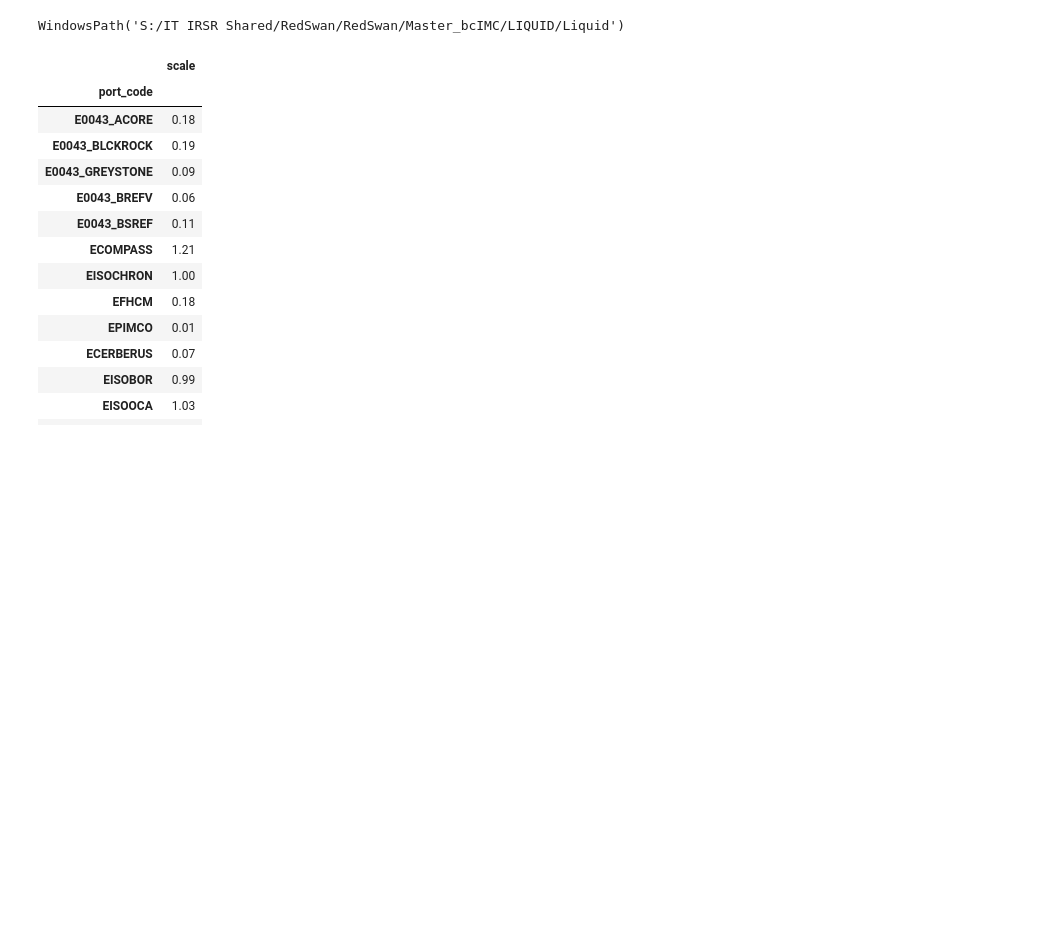
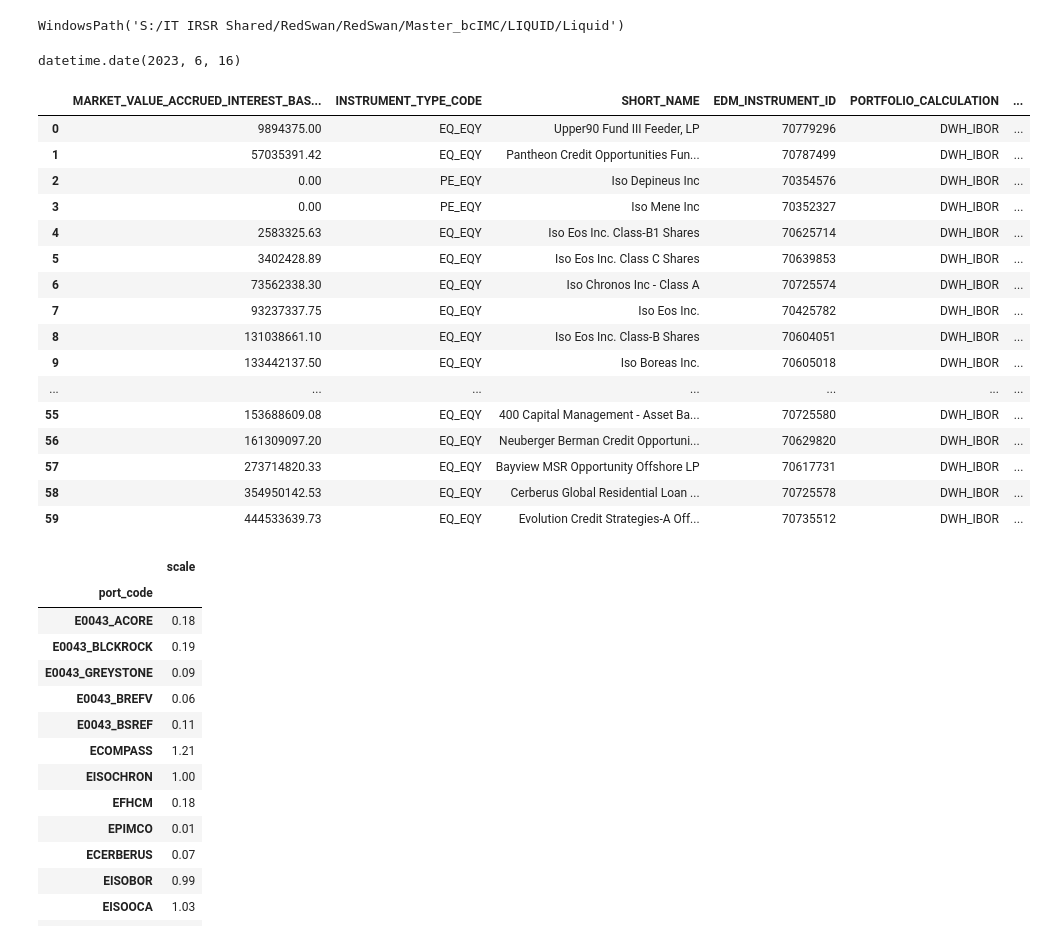
Before and after one commit to ximen99/Liquid_Prod, a Jupyter notebook: dev.ipynb, the cells around one changed output. Cells and saved outputs as stored; diff of their text form; code cells hidden in the pictures; blank space fills up the shorter version.

```diff
--- a/dev.ipynb
+++ b/dev.ipynb
@@ -8,13 +8,37 @@ import pandas as pd
 pd.options.display.float_format = '{:.2f}'.format
 
 # last week's validation date
-from_date = date(2023, 5, 5)
+from_date = date(2023, 6, 9)
 # new week's date to work on
 new_date = from_date + timedelta(days=7)
 # check environment, if production it should return share drive path
 lib.liquid.base_path
 # %% [output]
 WindowsPath('S:/IT IRSR Shared/RedSwan/RedSwan/Master_bcIMC/LIQUID/Liquid')
+# %%
+new_date
+# %% [output]
+datetime.date(2023, 6, 16)
+# %%
+lib.total_fund_tree.get_gpf_mv(new_date)
+# %% [output]
+|  | MARKET_VALUE_ACCRUED_INTEREST_BAS... | INSTRUMENT_TYPE_CODE | SHORT_NAME | EDM_INSTRUMENT_ID | PORTFOLIO_CALCULATION | ... |
+| 0 | 9894375.00 | EQ_EQY | Upper90 Fund III Feeder, LP | 70779296 | DWH_IBOR | ... |
+| 1 | 57035391.42 | EQ_EQY | Pantheon Credit Opportunities Fun... | 70787499 | DWH_IBOR | ... |
+| 2 | 0.00 | PE_EQY | Iso Depineus Inc | 70354576 | DWH_IBOR | ... |
+| 3 | 0.00 | PE_EQY | Iso Mene Inc | 70352327 | DWH_IBOR | ... |
+| 4 | 2583325.63 | EQ_EQY | Iso Eos Inc. Class-B1 Shares | 70625714 | DWH_IBOR | ... |
+| 5 | 3402428.89 | EQ_EQY | Iso Eos Inc. Class C Shares | 70639853 | DWH_IBOR | ... |
+| 6 | 73562338.30 | EQ_EQY | Iso Chronos Inc - Class A | 70725574 | DWH_IBOR | ... |
+| 7 | 93237337.75 | EQ_EQY | Iso Eos Inc. | 70425782 | DWH_IBOR | ... |
+| 8 | 131038661.10 | EQ_EQY | Iso Eos Inc. Class-B Shares | 70604051 | DWH_IBOR | ... |
+| 9 | 133442137.50 | EQ_EQY | Iso Boreas Inc. | 70605018 | DWH_IBOR | ... |
+| ... | ... | ... | ... | ... | ... | ... |
+| 55 | 153688609.08 | EQ_EQY | 400 Capital Management - Asset Ba... | 70725580 | DWH_IBOR | ... |
+| 56 | 161309097.20 | EQ_EQY | Neuberger Berman Credit Opportuni... | 70629820 | DWH_IBOR | ... |
+| 57 | 273714820.33 | EQ_EQY | Bayview MSR Opportunity Offshore LP | 70617731 | DWH_IBOR | ... |
+| 58 | 354950142.53 | EQ_EQY | Cerberus Global Residential Loan ... | 70725578 | DWH_IBOR | ... |
+| 59 | 444533639.73 | EQ_EQY | Evolution Credit Strategies-A Off... | 70735512 | DWH_IBOR | ... |
 # %%
 folder_path = lib.total_fund_tree.create_folder_path(lib.total_fund_tree.base_path, new_date, False)
 # %%
```
Also changed, not shown: 1 other file.
